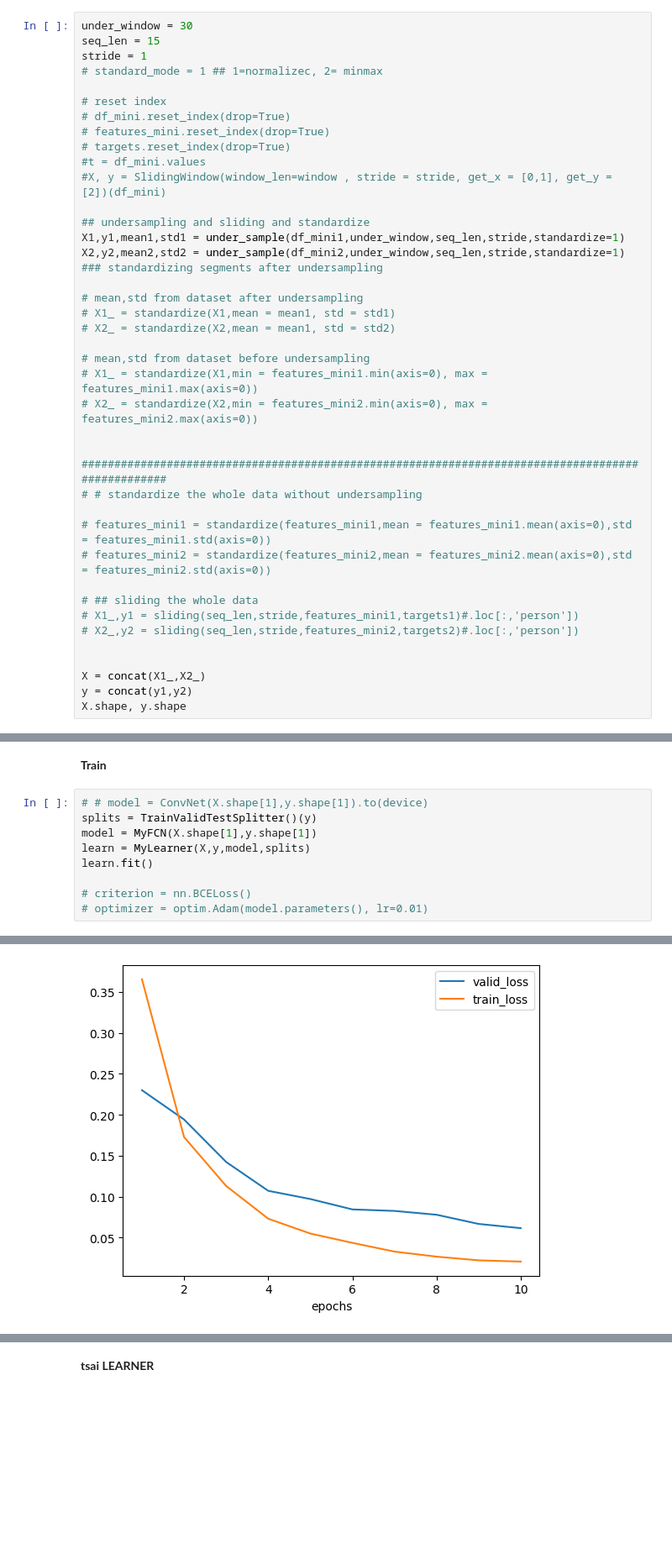
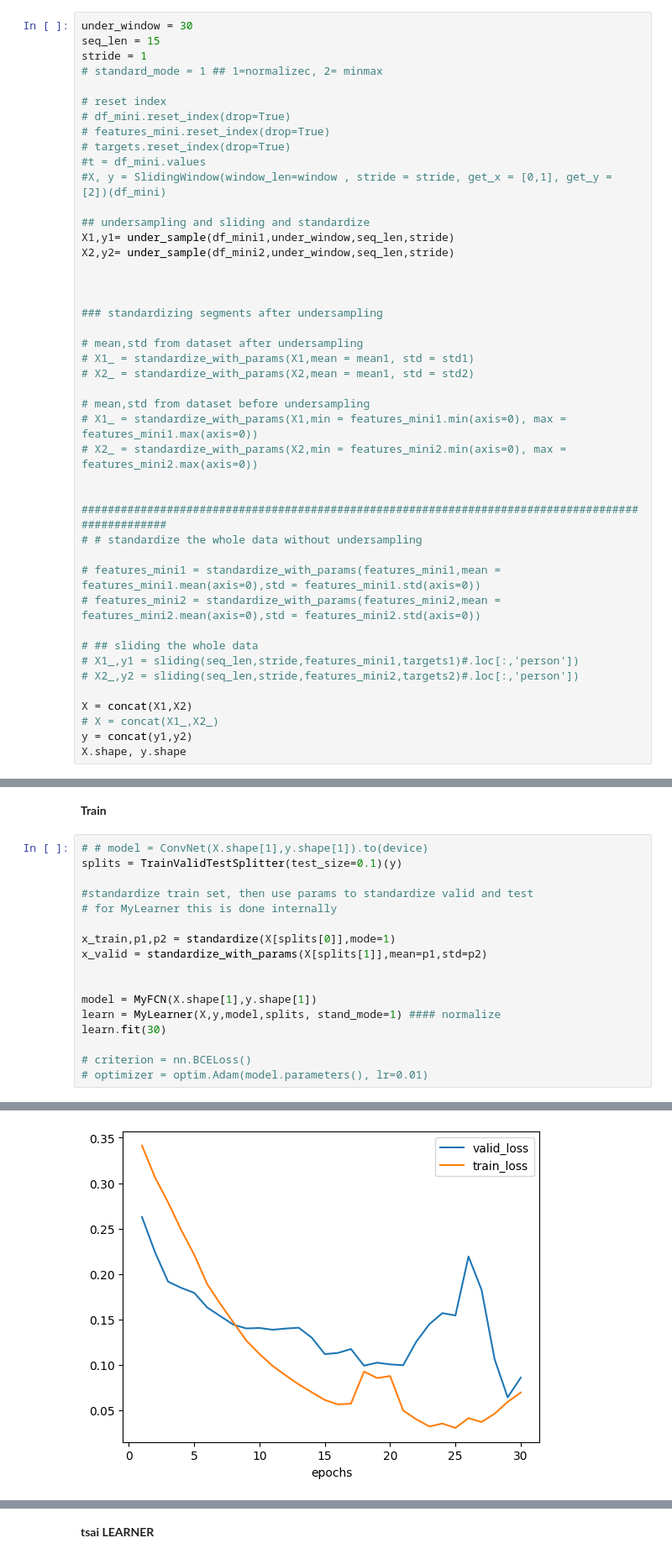
Before and after one commit to MajedNaN/TimeSeriesClassification, a Jupyter notebook: main.ipynb, the cells around one changed output, grey strips where cells are left out. Shown at 84% size. Saved outputs shown, nothing was run; the diff lists cells and outputs as text; blank space fills up the shorter version.

```diff
--- a/main.ipynb
+++ b/main.ipynb
@@ -328,31 +345,34 @@ stride = 1
 #X, y = SlidingWindow(window_len=window , stride = stride, get_x = [0,1], get_y = [2])(df_mini)
 
 ## undersampling and sliding and standardize
-X1,y1,mean1,std1 = under_sample(df_mini1,under_window,seq_len,stride,standardize=1)
-X2,y2,mean2,std2 = under_sample(df_mini2,under_window,seq_len,stride,standardize=1)
+X1,y1= under_sample(df_mini1,under_window,seq_len,stride)
+X2,y2= under_sample(df_mini2,under_window,seq_len,stride)
+
+
+
 ### standardizing segments after undersampling
 
 # mean,std from dataset after undersampling
-# X1_ = standardize(X1,mean = mean1, std = std1)
-# X2_ = standardize(X2,mean = mean1, std = std2)
+# X1_ = standardize_with_params(X1,mean = mean1, std = std1)
+# X2_ = standardize_with_params(X2,mean = mean1, std = std2)
 
 # mean,std from dataset before undersampling
-# X1_ = standardize(X1,min = features_mini1.min(axis=0), max = features_mini1.max(axis=0))
-# X2_ = standardize(X2,min = features_mini2.min(axis=0), max = features_mini2.max(axis=0))
+# X1_ = standardize_with_params(X1,min = features_mini1.min(axis=0), max = features_mini1.max(axis=0))
+# X2_ = standardize_with_params(X2,min = features_mini2.min(axis=0), max = features_mini2.max(axis=0))
 
 
 ##################################################################################################
 # # standardize the whole data without undersampling
 
-# features_mini1 = standardize(features_mini1,mean = features_mini1.mean(axis=0),std = features_mini1.std(axis=0))
-# features_mini2 = standardize(features_mini2,mean = features_mini2.mean(axis=0),std = features_mini2.std(axis=0))
+# features_mini1 = standardize_with_params(features_mini1,mean = features_mini1.mean(axis=0),std = features_mini1.std(axis=0))
+# features_mini2 = standardize_with_params(features_mini2,mean = features_mini2.mean(axis=0),std = features_mini2.std(axis=0))
 
 # ## sliding the whole data
 # X1_,y1 = sliding(seq_len,stride,features_mini1,targets1)#.loc[:,'person'])
 # X2_,y2 = sliding(seq_len,stride,features_mini2,targets2)#.loc[:,'person'])
 
-
-X = concat(X1_,X2_)
+X = concat(X1,X2)
+# X = concat(X1_,X2_)
 y = concat(y1,y2)
 X.shape, y.shape
 # %% [output]
@@ -408,10 +428,18 @@ float32
 **Train**
 # %%
 # # model = ConvNet(X.shape[1],y.shape[1]).to(device)
-splits = TrainValidTestSplitter()(y)
+splits = TrainValidTestSplitter(test_size=0.1)(y)
+
+#standardize train set, then use params to standardize valid and test
+# for MyLearner this is done internally
+
+x_train,p1,p2 = standardize(X[splits[0]],mode=1)
+x_valid = standardize_with_params(X[splits[1]],mean=p1,std=p2)
+
+
 model = MyFCN(X.shape[1],y.shape[1])
-learn = MyLearner(X,y,model,splits)
-learn.fit()
+learn = MyLearner(X,y,model,splits, stand_mode=1) #### normalize
+learn.fit(30)
 
 # criterion = nn.BCELoss()
 # optimizer = optim.Adam(model.parameters(), lr=0.01)
@@ -429,2 +463,2 @@ Epoch [10], Training_Loss: 0.0207,valid_Loss: 0.0615, valid_accuracy: 91.9408%
 Finished Training
-[figure, old version]
+[figure, new version]
```
Also changed, not shown: parts of 10 cells of this notebook, 1 other file.
